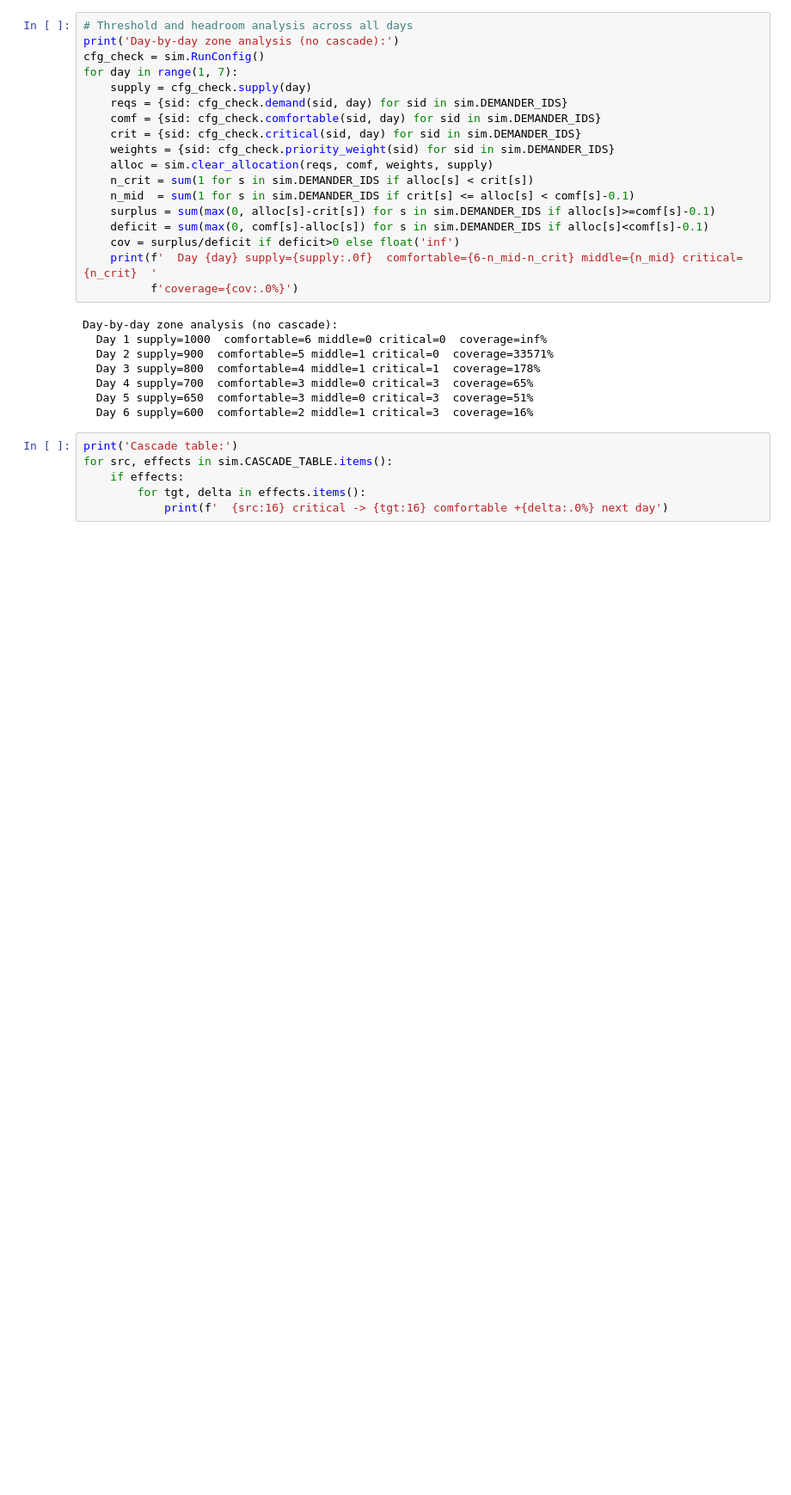
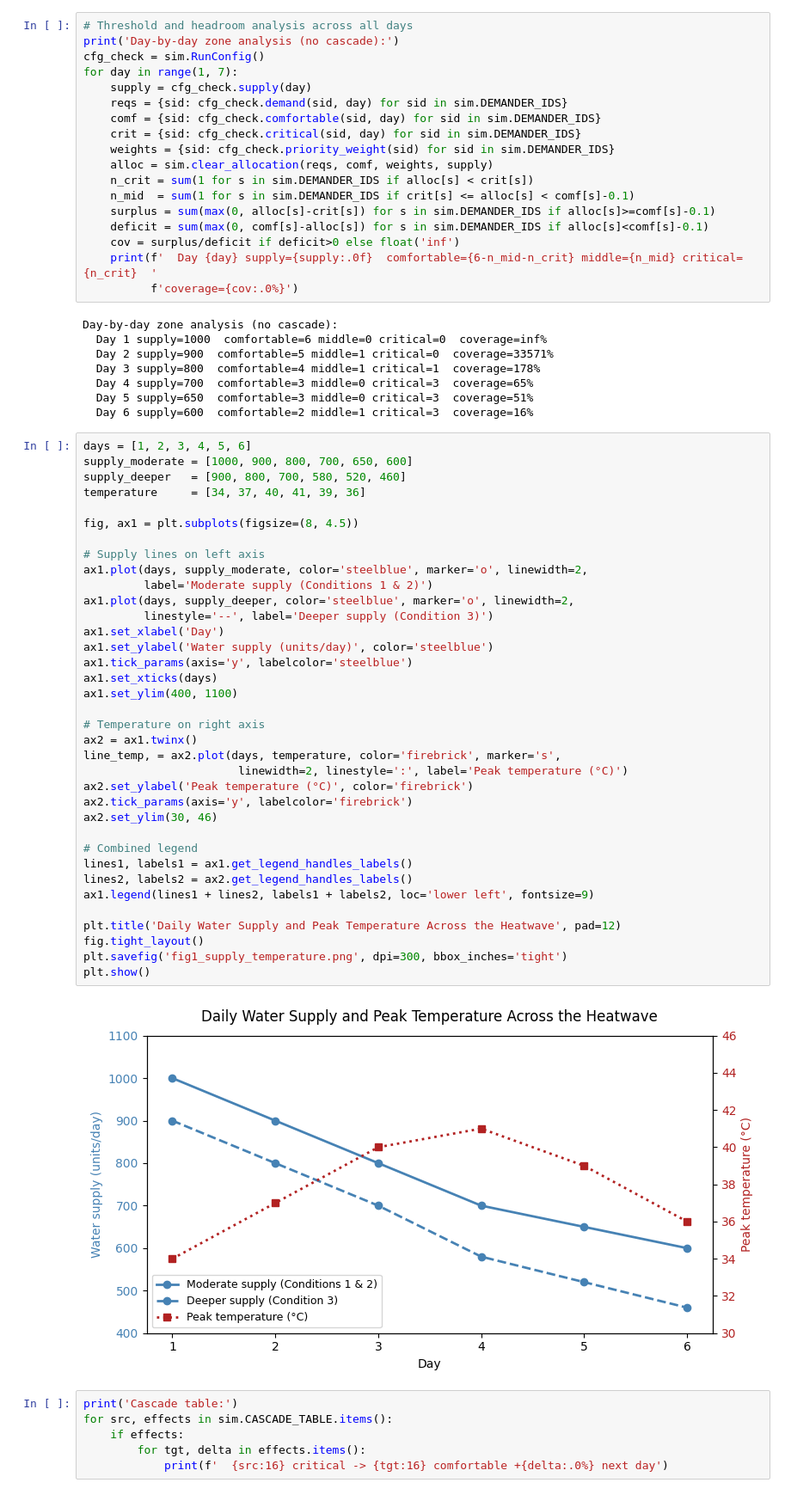
Before and after one commit to BhuvaneshWadhwani/heatwave-water-scarcity-simulation, a Jupyter notebook: water_scarcity_simulation.ipynb, the cells around one changed output. Shown at 86% size. Drawn from its saved outputs; the diff is of its cells as text; blank space fills up the shorter version.

```diff
--- a/water_scarcity_simulation.ipynb
+++ b/water_scarcity_simulation.ipynb
@@ -75,6 +75,44 @@ Day-by-day zone analysis (no cascade):
   Day 4 supply=700  comfortable=3 middle=0 critical=3  coverage=65%
   Day 5 supply=650  comfortable=3 middle=0 critical=3  coverage=51%
   Day 6 supply=600  comfortable=2 middle=1 critical=3  coverage=16%
+# %%
+days = [1, 2, 3, 4, 5, 6]
+supply_moderate = [1000, 900, 800, 700, 650, 600]
+supply_deeper   = [900, 800, 700, 580, 520, 460]
+temperature     = [34, 37, 40, 41, 39, 36]
+
+fig, ax1 = plt.subplots(figsize=(8, 4.5))
+
+# Supply lines on left axis
+ax1.plot(days, supply_moderate, color='steelblue', marker='o', linewidth=2,
+         label='Moderate supply (Conditions 1 & 2)')
+ax1.plot(days, supply_deeper, color='steelblue', marker='o', linewidth=2,
+         linestyle='--', label='Deeper supply (Condition 3)')
+ax1.set_xlabel('Day')
+ax1.set_ylabel('Water supply (units/day)', color='steelblue')
+ax1.tick_params(axis='y', labelcolor='steelblue')
+ax1.set_xticks(days)
+ax1.set_ylim(400, 1100)
+
+# Temperature on right axis
+ax2 = ax1.twinx()
+line_temp, = ax2.plot(days, temperature, color='firebrick', marker='s',
+                       linewidth=2, linestyle=':', label='Peak temperature (°C)')
+ax2.set_ylabel('Peak temperature (°C)', color='firebrick')
+ax2.tick_params(axis='y', labelcolor='firebrick')
+ax2.set_ylim(30, 46)
+
+# Combined legend
+lines1, labels1 = ax1.get_legend_handles_labels()
+lines2, labels2 = ax2.get_legend_handles_labels()
+ax1.legend(lines1 + lines2, labels1 + labels2, loc='lower left', fontsize=9)
+
+plt.title('Daily Water Supply and Peak Temperature Across the Heatwave', pad=12)
+fig.tight_layout()
+plt.savefig('fig1_supply_temperature.png', dpi=300, bbox_inches='tight')
+plt.show()
+# %% [output]
+[figure, added]
 # %%
 print('Cascade table:')
 for src, effects in sim.CASCADE_TABLE.items():
```
Also changed, not shown: parts of 2 cells of this notebook, 3 other files.
